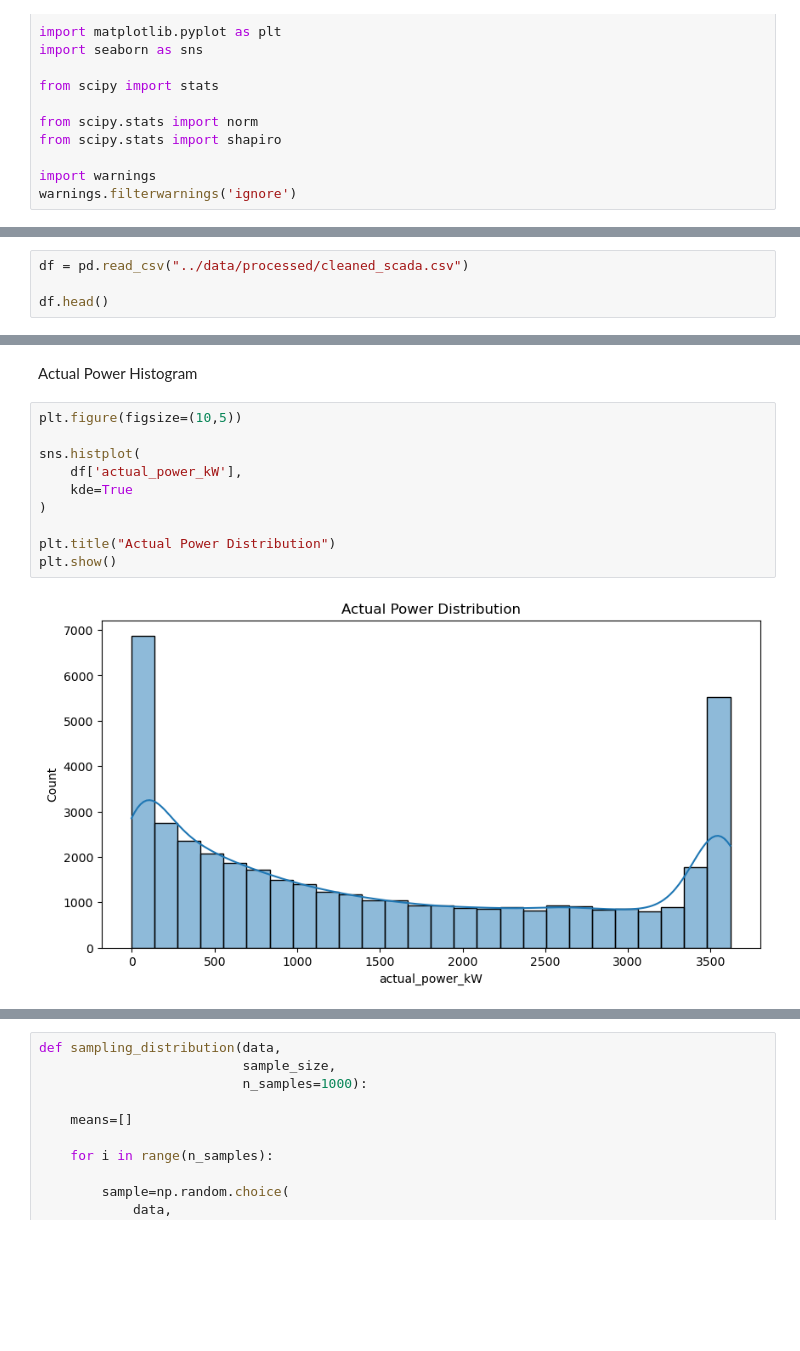
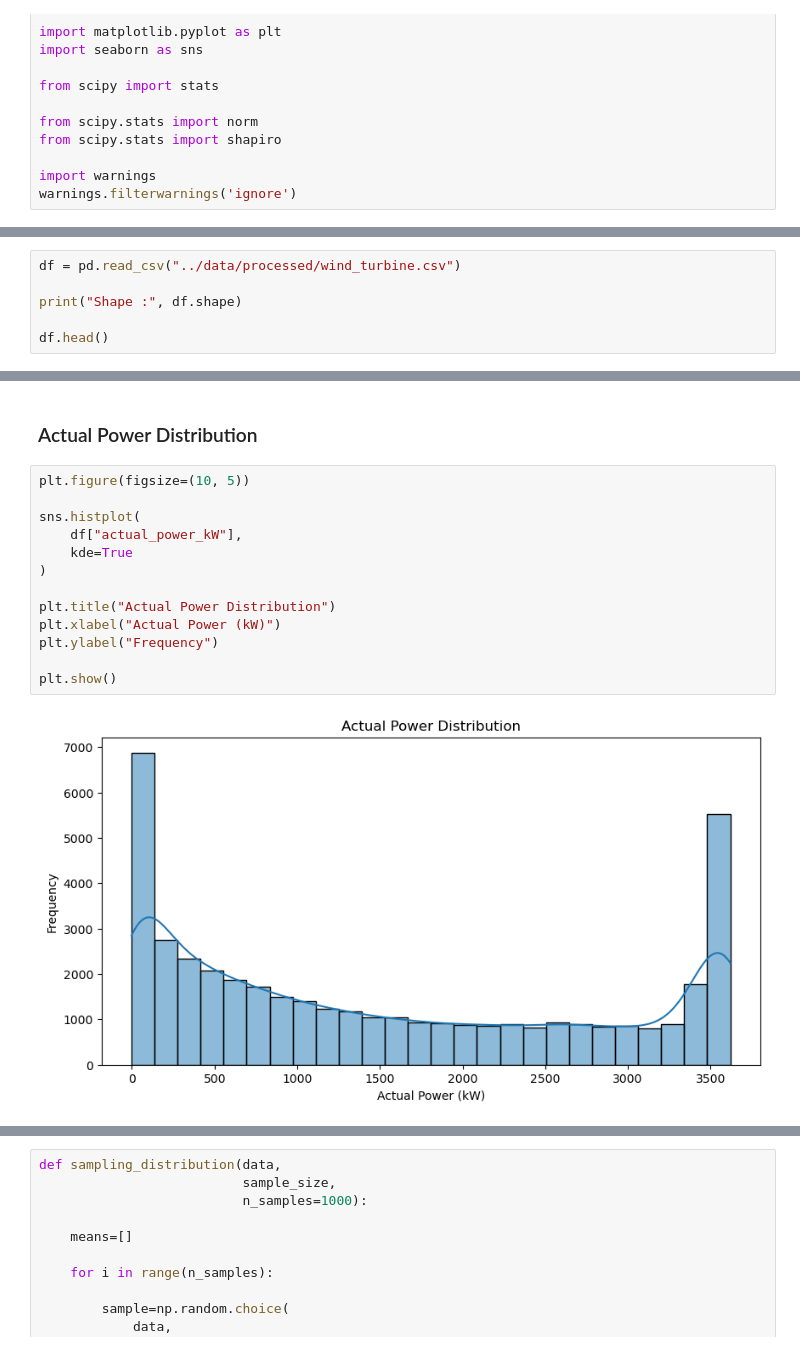
Before and after one commit to reemagupta714/wind-turbine-scada-performance-analysis, a Jupyter notebook: Wind_Turbine_SCADA_Project/notebooks/02_Probability_CLT.ipynb, the cells around one changed output, grey strips where cells are left out. Cells and saved outputs as stored; diff of their text form; blank space fills up the shorter version.

```diff
--- a/Wind_Turbine_SCADA_Project/notebooks/02_Probability_CLT.ipynb
+++ b/Wind_Turbine_SCADA_Project/notebooks/02_Probability_CLT.ipynb
@@ -15,5 +31,7 @@ warnings.filterwarnings('ignore')
 # %%
-df = pd.read_csv("../data/processed/cleaned_scada.csv")
+df = pd.read_csv("../data/processed/wind_turbine.csv")
+
+print("Shape :", df.shape)
 
 df.head()
 # %% [output]
@@ -109,14 +147,17 @@ plt.show()
-# %% [markdown]
-Actual Power Histogram
+# %% [markdown]
+### Actual Power Distribution
 # %%
-plt.figure(figsize=(10,5))
+plt.figure(figsize=(10, 5))
 
 sns.histplot(
-    df['actual_power_kW'],
+    df["actual_power_kW"],
     kde=True
 )
 
 plt.title("Actual Power Distribution")
+plt.xlabel("Actual Power (kW)")
+plt.ylabel("Frequency")
+
 plt.show()
 # %% [output]
-[figure, old version]
+[figure, new version]
```
Also changed, not shown: parts of 39 cells of this notebook, 5 other files.
